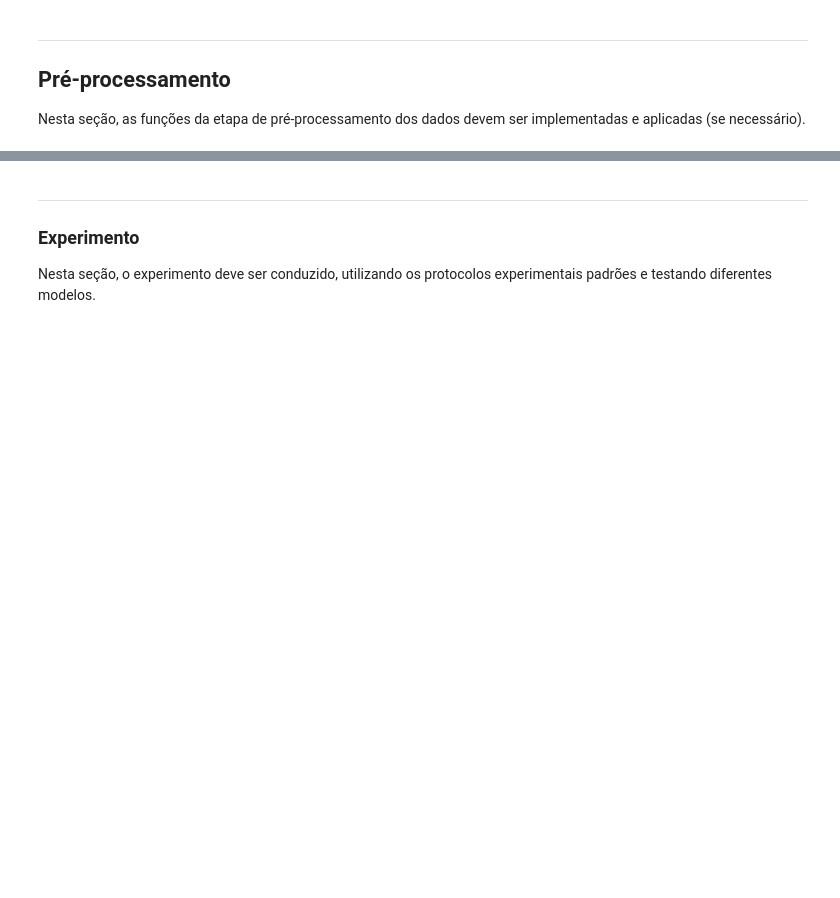
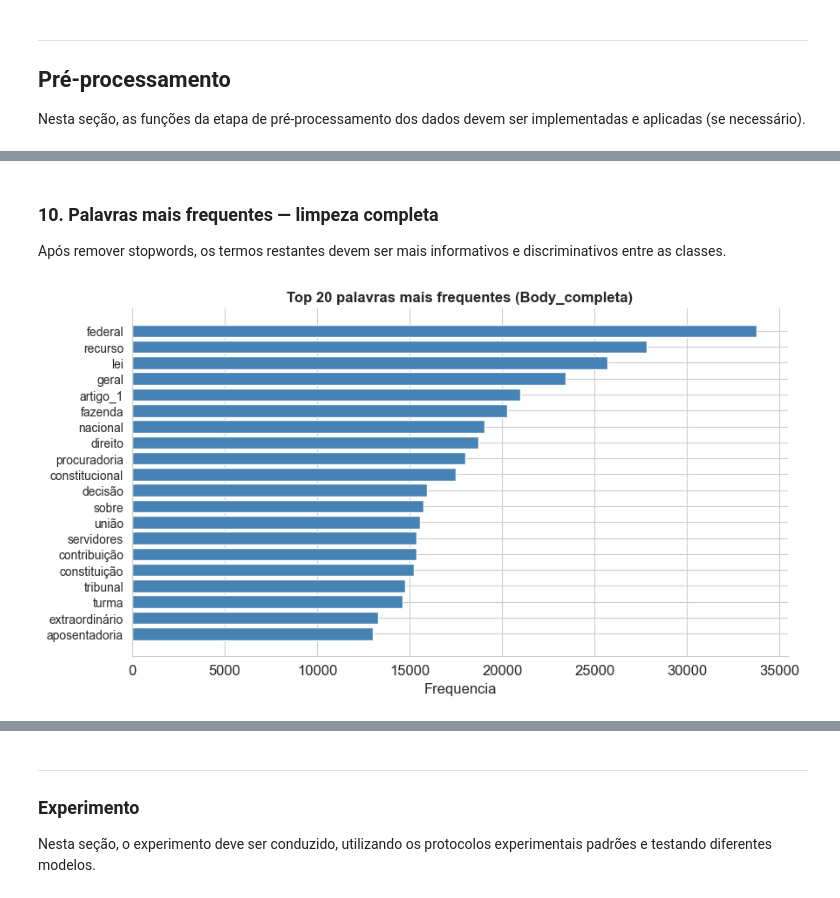
Before and after one commit to GBraga29/ProjetoPLN, a Jupyter notebook: implementacao/main.ipynb, the cells around one changed output, grey strips where cells are left out. Drawn from its saved outputs; the diff is of its cells as text; code cells hidden in the pictures; blank space fills up the shorter version.

```diff
--- a/implementacao/main.ipynb
+++ b/implementacao/main.ipynb
@@ -393,0 +557,8 @@ Nesta seção, as funções da etapa de pré-processamento dos dados devem ser i
+# %% [markdown]
+### 10. Palavras mais frequentes — limpeza completa
+
+Após remover stopwords, os termos restantes devem ser mais informativos e discriminativos entre as classes.
+# %%
+pp.plotar_top_palavras(df_comp, coluna='Body_completa', top_n=20)
+# %% [output]
+[figure, added]
```
Also changed, not shown: parts of 24 cells of this notebook, 5 other files.
